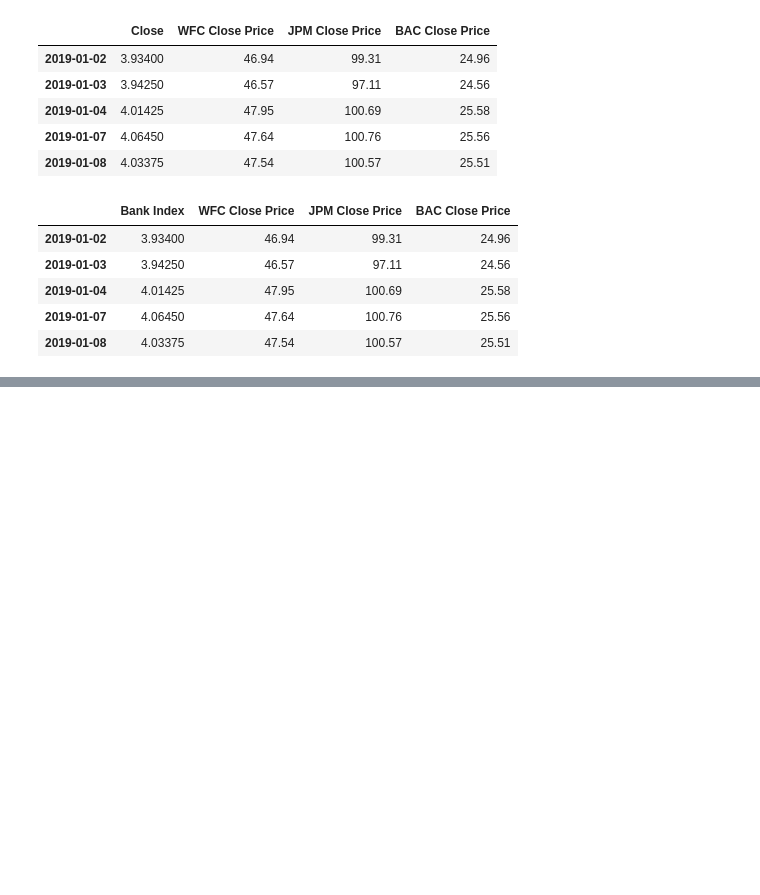
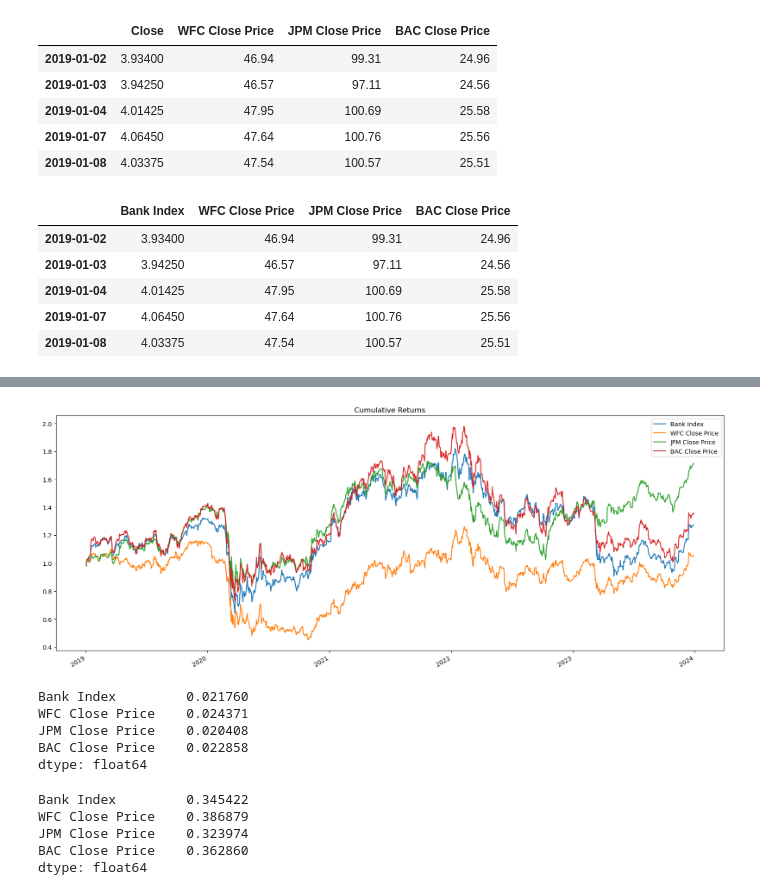
Before and after one commit to justicebangura/Project-1, a Jupyter notebook: Stock Price Data.ipynb, the cells around one changed output, grey strips where cells are left out. Drawn from its saved outputs; the diff is of its cells as text; code cells hidden in the pictures; blank space fills up the shorter version.

```diff
--- a/Stock Price Data.ipynb
+++ b/Stock Price Data.ipynb
@@ -124,0 +176,5 @@ all_bank_stock_prices_df.to_csv('Stock_Price_Data.csv', index=True, index_label=
+# %%
+# calculate cumulative returns
+
+cumulative_returns = (1 + daily_returns).cumprod()
+cumulative_returns
@@ -124,0 +195,28 @@ all_bank_stock_prices_df.to_csv('Stock_Price_Data.csv', index=True, index_label=
+# %%
+# Plot cumulative returns
+
+cumulative_returns.plot(figsize=(20,8),title='Cumulative Returns');
+# %% [output]
+[figure, added]
+# %%
+# calculating daily standard deviations
+
+daily_std = daily_returns.std()
+daily_std
+# %% [output]
+Bank Index         0.021760
+WFC Close Price    0.024371
+JPM Close Price    0.020408
+BAC Close Price    0.022858
+dtype: float64
+# %%
+# calculating annualized standard deviation
+
+annualized_std = daily_std * np.sqrt(252)
+annualized_std
+# %% [output]
+Bank Index         0.345422
+WFC Close Price    0.386879
+JPM Close Price    0.323974
+BAC Close Price    0.362860
+dtype: float64
```
Also changed, not shown: parts of 34 cells of this notebook, 3 other files.
